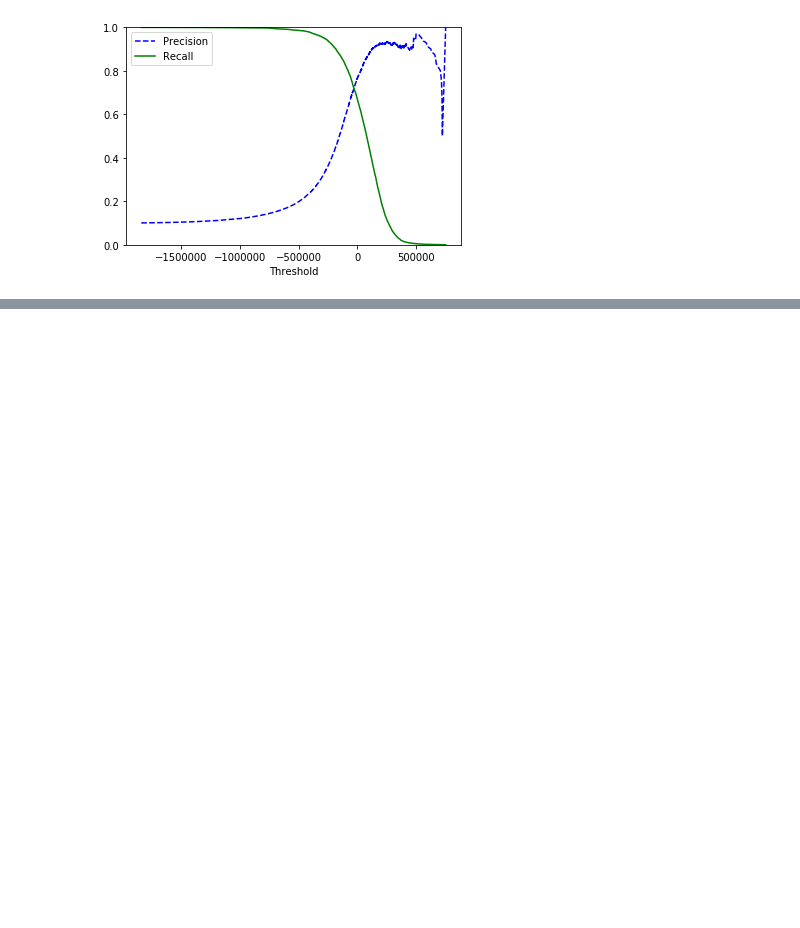
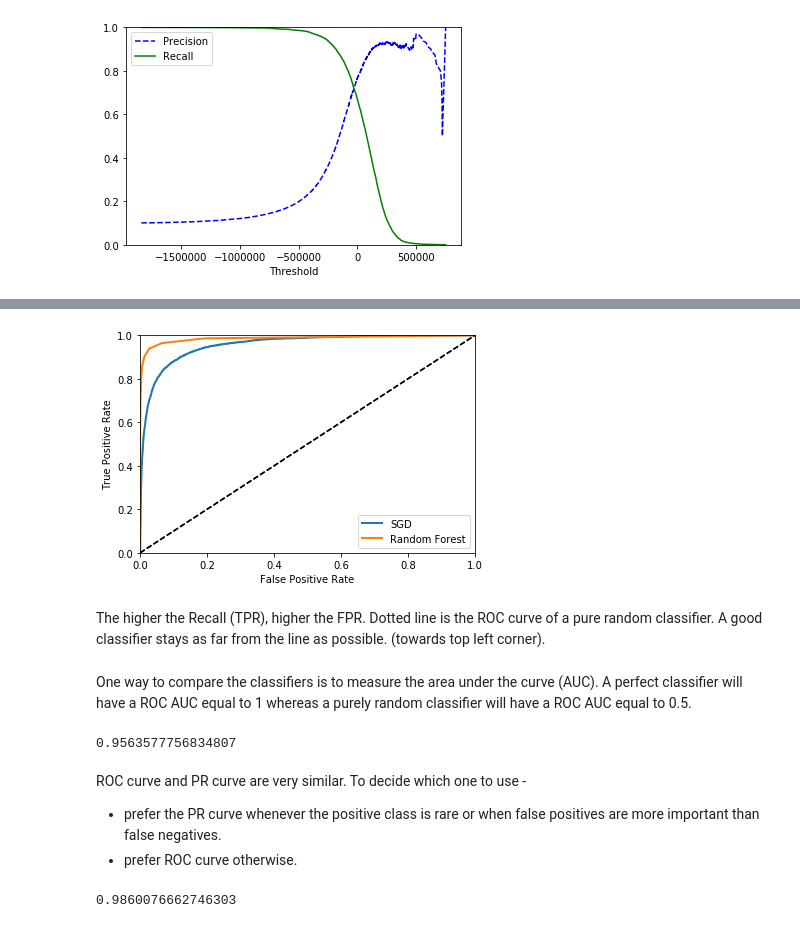
Before and after one commit to Diksha65/Programs, a Jupyter notebook: ML_Using_Python/Classification.ipynb, the cells around one changed output, grey strips where cells are left out. Saved outputs shown, nothing was run; the diff lists cells and outputs as text; code cells hidden in the pictures; blank space fills up the shorter version.

```diff
--- a/ML_Using_Python/Classification.ipynb
+++ b/ML_Using_Python/Classification.ipynb
@@ -259,0 +315,35 @@ recall_score(y_train_9, y_train_pred_90)
+# %%
+from sklearn.metrics import roc_curve
+fpr, tpr, thresholds = roc_curve(y_train_9, y_scores)
+fpr_forest, tpr_forest, thresholds_forest = roc_curve(y_train_9, y_scores_forest)
+# %%
+def plot_roc_curve(fpr, tpr, label=None):
+    plt.plot(fpr, tpr, linewidth=2, label = label)
+    plt.plot([0,1],[0,1],'k--')
+    plt.axis([0, 1, 0, 1])
+    plt.xlabel('False Positive Rate')
+    plt.ylabel('True Positive Rate')
+
+plot_roc_curve(fpr, tpr, "SGD")
+plot_roc_curve(fpr_forest, tpr_forest, label="Random Forest")
+plt.legend(loc="lower right")
+plt.show()
+# %% [output]
+[figure, added]
+# %% [markdown]
+The higher the Recall (TPR), higher the FPR. Dotted line is the ROC curve of a pure random classifier. A good classifier stays as far from the line as possible. (towards top left corner).
+# %% [markdown]
+One way to compare the classifiers is to measure the area under the curve (AUC). A perfect classifier will have a ROC AUC equal to 1 whereas a purely random classifier will have a ROC AUC equal to 0.5.
+# %%
+from sklearn.metrics import roc_auc_score
+roc_auc_score(y_train_9, y_scores)  #sgd_clf
+# %% [output]
+0.9563577756834807
+# %% [markdown]
+ROC curve and PR curve are very similar. To decide which one to use -
+- prefer the PR curve whenever the positive class is rare or when false positives are more important than false negatives.
+- prefer ROC curve otherwise.
+# %%
+roc_auc_score(y_train_9, y_scores_forest) #forest_clf
+# %% [output]
+0.9860076662746303
```
Also changed, not shown: parts of 32 cells of this notebook, 1 other file.
